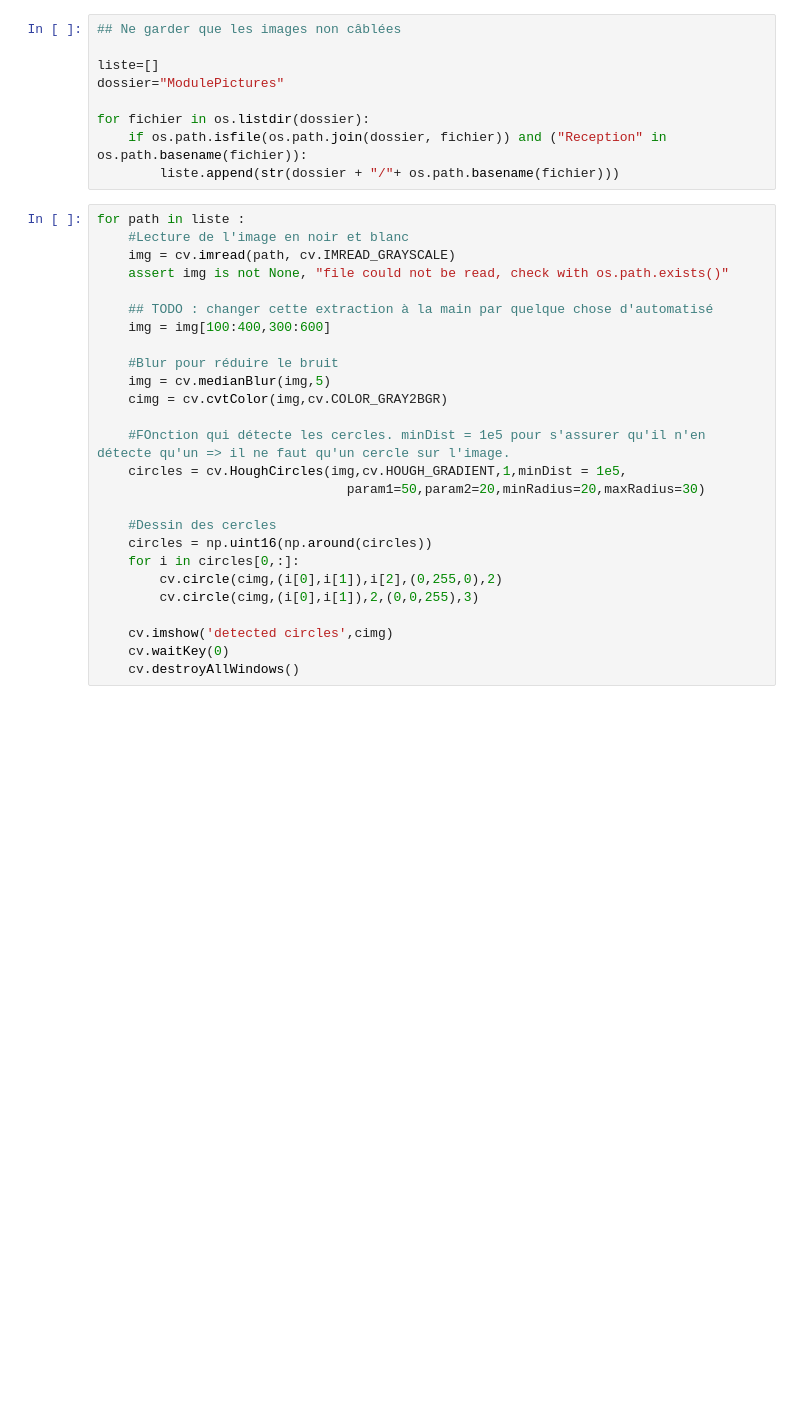
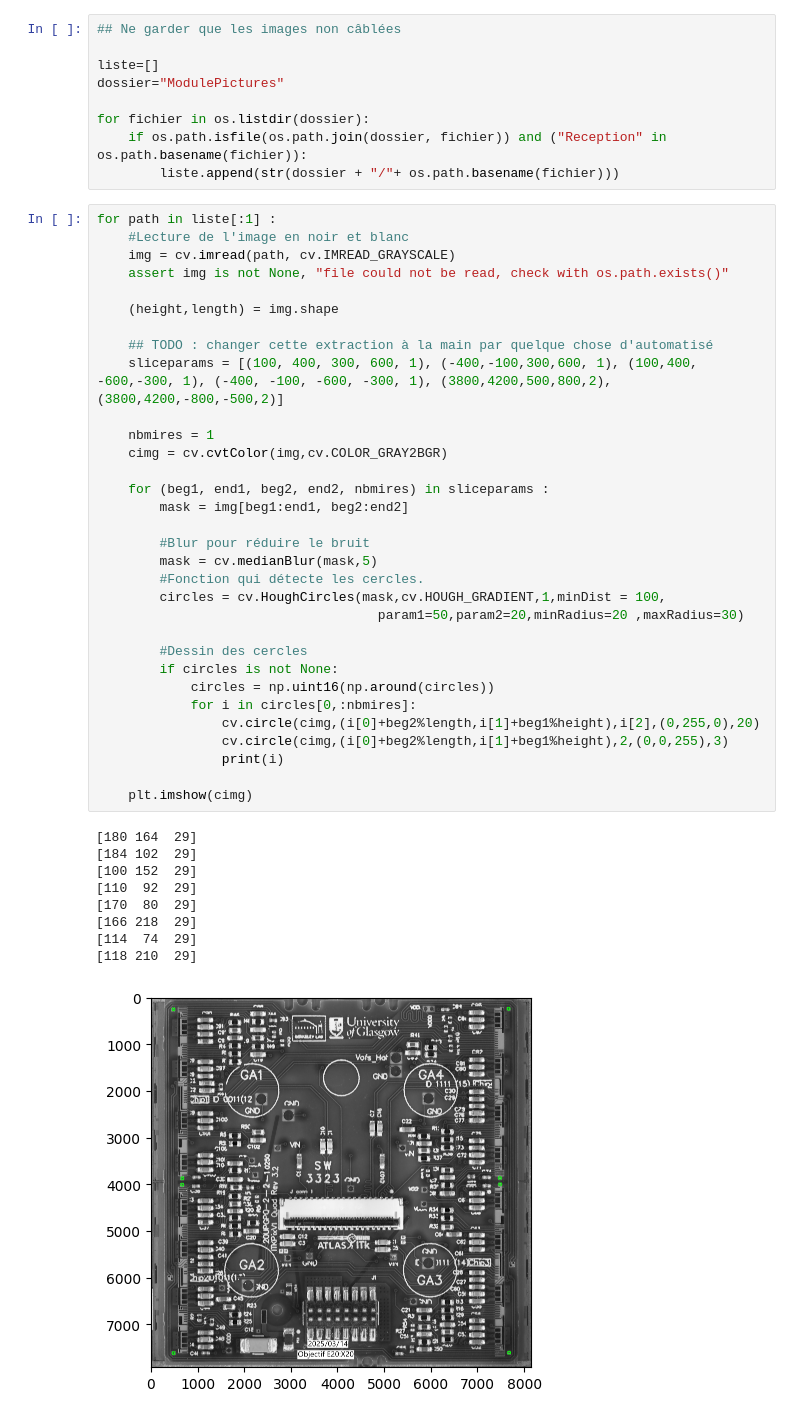
Before and after one commit to GabrielVandersippe/cern-cablage, a Jupyter notebook: gabriel.ipynb, the cells around one changed output. Cells and saved outputs as stored; diff of their text form; blank space fills up the shorter version.

```diff
--- a/gabriel.ipynb
+++ b/gabriel.ipynb
@@ -13,28 +13,44 @@ for fichier in os.listdir(dossier):
     if os.path.isfile(os.path.join(dossier, fichier)) and ("Reception" in os.path.basename(fichier)):
         liste.append(str(dossier + "/"+ os.path.basename(fichier)))
 # %%
-for path in liste :
+for path in liste[:1] :
     #Lecture de l'image en noir et blanc
     img = cv.imread(path, cv.IMREAD_GRAYSCALE)
     assert img is not None, "file could not be read, check with os.path.exists()"
 
+    (height,length) = img.shape
+
     ## TODO : changer cette extraction à la main par quelque chose d'automatisé
-    img = img[100:400,300:600]
+    sliceparams = [(100, 400, 300, 600, 1), (-400,-100,300,600, 1), (100,400, -600,-300, 1), (-400, -100, -600, -300, 1), (3800,4200,500,800,2), (3800,4200,-800,-500,2)]
 
-    #Blur pour réduire le bruit
-    img = cv.medianBlur(img,5)
+    nbmires = 1
     cimg = cv.cvtColor(img,cv.COLOR_GRAY2BGR)
 
-    #FOnction qui détecte les cercles. minDist = 1e5 pour s'assurer qu'il n'en détecte qu'un => il ne faut qu'un cercle sur l'image.
-    circles = cv.HoughCircles(img,cv.HOUGH_GRADIENT,1,minDist = 1e5,
-                                param1=50,param2=20,minRadius=20,maxRadius=30)
+    for (beg1, end1, beg2, end2, nbmires) in sliceparams :
+        mask = img[beg1:end1, beg2:end2]
 
-    #Dessin des cercles
-    circles = np.uint16(np.around(circles))
-    for i in circles[0,:]:
-        cv.circle(cimg,(i[0],i[1]),i[2],(0,255,0),2)
-        cv.circle(cimg,(i[0],i[1]),2,(0,0,255),3)
+        #Blur pour réduire le bruit
+        mask = cv.medianBlur(mask,5)
+        #Fonction qui détecte les cercles.
+        circles = cv.HoughCircles(mask,cv.HOUGH_GRADIENT,1,minDist = 100,
+                                    param1=50,param2=20,minRadius=20 ,maxRadius=30)
 
-    cv.imshow('detected circles',cimg)
-    cv.waitKey(0)
-    cv.destroyAllWindows()
+        #Dessin des cercles
+        if circles is not None:
+            circles = np.uint16(np.around(circles))
+            for i in circles[0,:nbmires]:
+                cv.circle(cimg,(i[0]+beg2%length,i[1]+beg1%height),i[2],(0,255,0),20)
+                cv.circle(cimg,(i[0]+beg2%length,i[1]+beg1%height),2,(0,0,255),3)
+                print(i)
+
+    plt.imshow(cimg)
+# %% [output]
+[180 164  29]
+[184 102  29]
+[100 152  29]
+[110  92  29]
+[170  80  29]
+[166 218  29]
+[114  74  29]
+[118 210  29]
+[figure, added]
```
